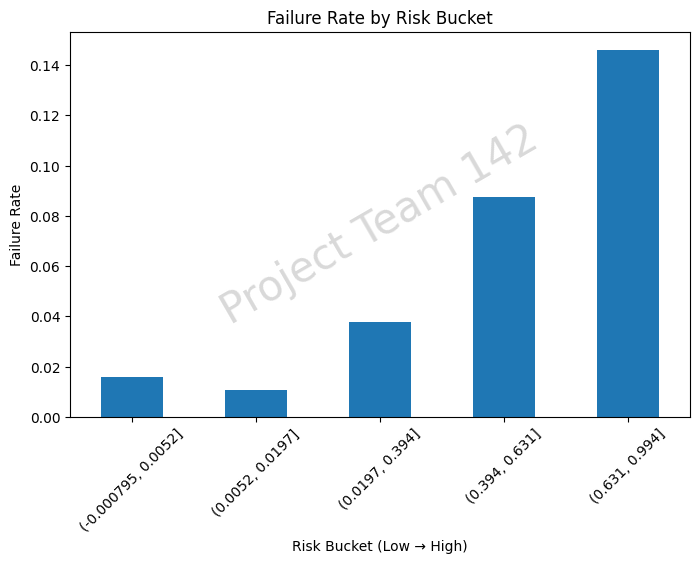
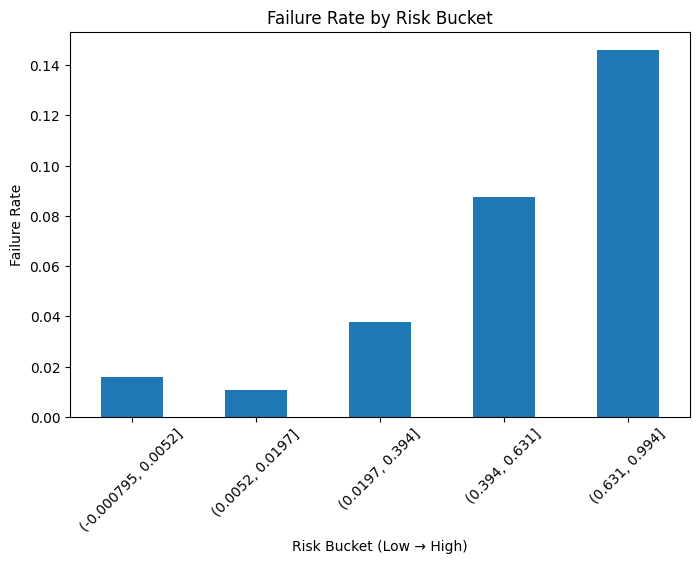
The notebook cell's code change between the first figure and the second:
--- before
+++ after
@@ -10,5 +10,5 @@
 plt.xlabel("Risk Bucket (Low → High)")
 plt.xticks(rotation=45)
-plt.text(0.5,0.5,"Project Team 142",fontsize=30,color="gray",alpha=0.3,ha="center",va="center",rotation=30,transform=plt.gca().transAxes)
+#plt.text(0.5,0.5,"Project Team 142",fontsize=30,color="gray",alpha=0.3,ha="center",va="center",rotation=30,transform=plt.gca().transAxes)
 plt.savefig(PLOTS_DIR / "failrate_by_bucket.png")
 plt.show()

Commit: non watermark plots